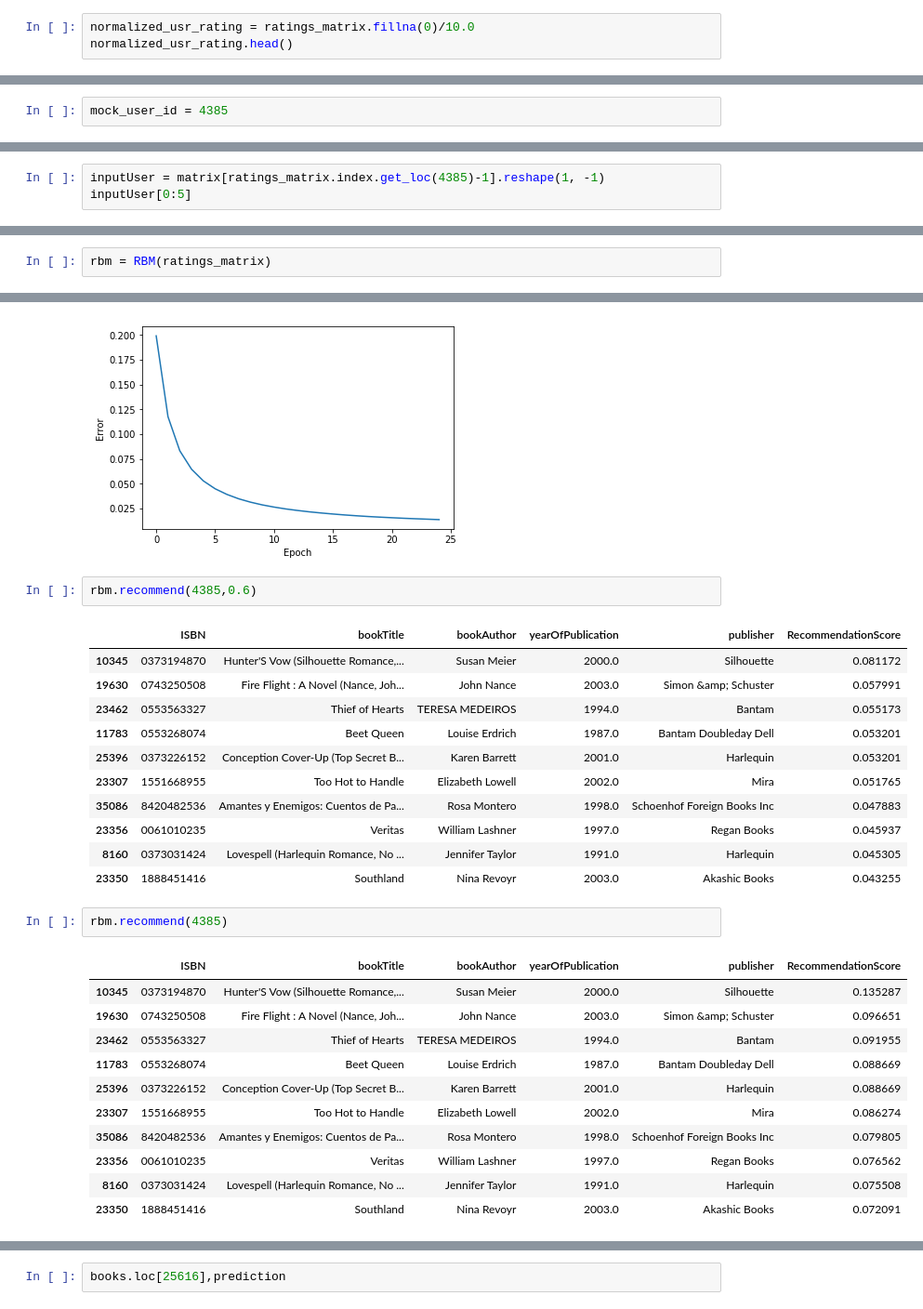
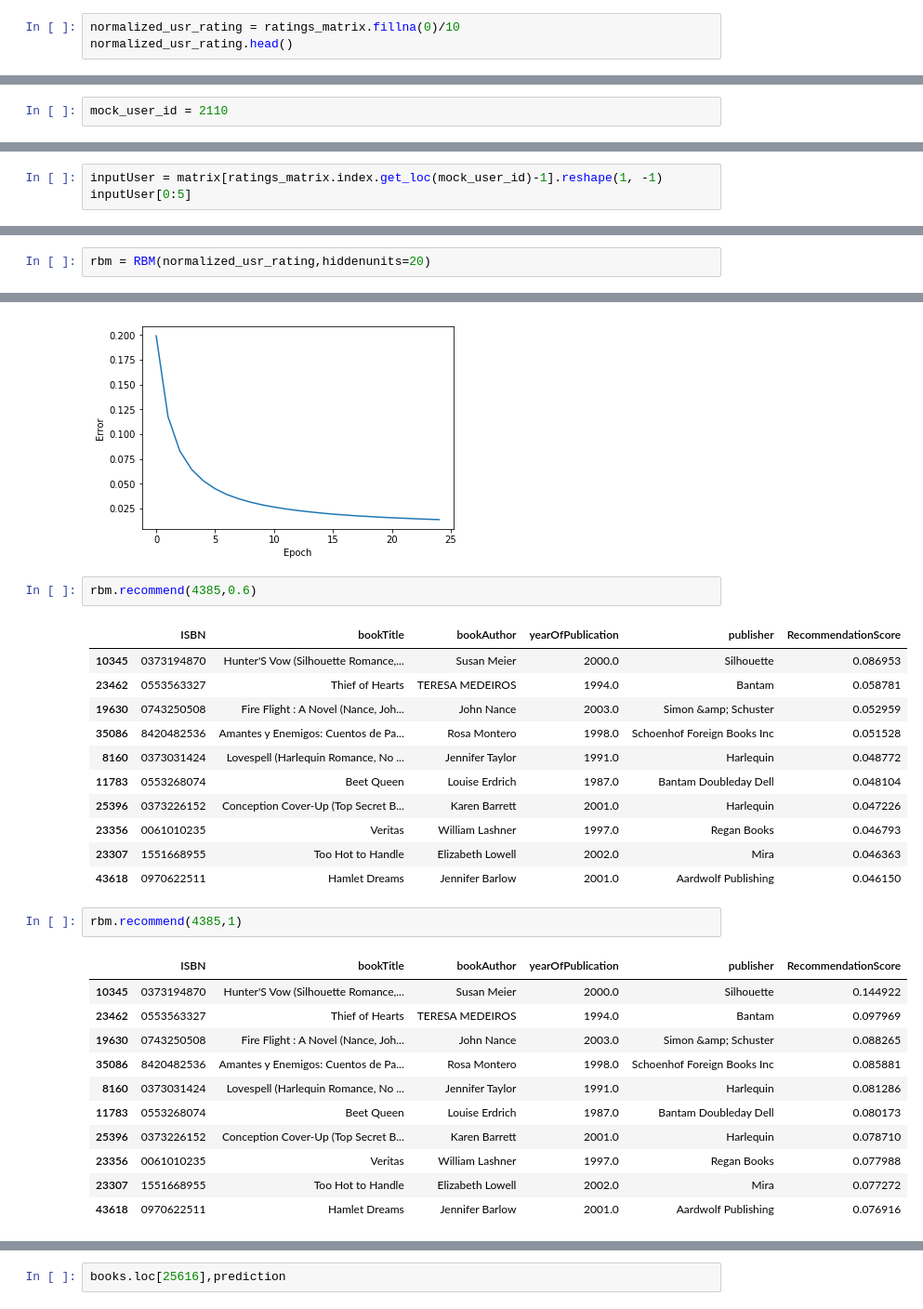
Before and after one commit to KuldeepSinh24/Book-Recomendation-System, a Jupyter notebook: Book_Recommendation_SystemCF_Using_RBM.ipynb, the cells around one changed output, grey strips where cells are left out. Shown at 93% size. Drawn from its saved outputs; the diff is of its cells as text.

```diff
--- a/Book_Recommendation_SystemCF_Using_RBM.ipynb
+++ b/Book_Recommendation_SystemCF_Using_RBM.ipynb
@@ -605,7 +619,7 @@ import tensorflow as tf
 import matplotlib.pyplot as plt
 %matplotlib inline
 # %%
-normalized_usr_rating = ratings_matrix.fillna(0)/10.0
+normalized_usr_rating = ratings_matrix.fillna(0)/10
 normalized_usr_rating.head()
 # %% [output]
 | ISBN | 0000913154 | 0001046438 | 000104687X | 0001047213 | 0001047973 | 000104799X | 0001048082 | 0001053736 | ... |
@@ -709,6 +723,6 @@ plt.show()
 [figure]
 # %%
-mock_user_id = 4385
+mock_user_id = 2110
 # %%
 matrix.shape
 # %% [output]
@@ -724,5 +738,5 @@ ratings_matrix.index.get_loc(4385)
 # %%
-inputUser = matrix[ratings_matrix.index.get_loc(4385)-1].reshape(1, -1)
+inputUser = matrix[ratings_matrix.index.get_loc(mock_user_id)-1].reshape(1, -1)
 inputUser[0:5]
 # %% [output]
 array([[0., 0., 0., ..., 0., 0., 0.]])
@@ -943,7 +936,7 @@ class RBM:
        'RecommendationScore']]
         return merged_df_mock.sort_values(["RecommendationScore"], ascending=False).head(10)
 # %%
-rbm = RBM(ratings_matrix)
+rbm = RBM(normalized_usr_rating,hiddenunits=20)
 # %%
 rbm.train(epochs=25,batchsize=100)
 # %% [output]
@@ -952,29 +945,29 @@ rbm.train(epochs=25,batchsize=100)
 rbm.recommend(4385,0.6)
 # %% [output]
 |  | ISBN | bookTitle | bookAuthor | yearOfPublication | publisher | RecommendationScore |
-| 10345 | 0373194870 | Hunter'S Vow (Silhouette Romance,... | Susan Meier | 2000.0 | Silhouette | 0.081172 |
-| 19630 | 0743250508 | Fire Flight : A Novel (Nance, Joh... | John Nance | 2003.0 | Simon &amp; Schuster | 0.057991 |
-| 23462 | 0553563327 | Thief of Hearts | TERESA MEDEIROS | 1994.0 | Bantam | 0.055173 |
-| 11783 | 0553268074 | Beet Queen | Louise Erdrich | 1987.0 | Bantam Doubleday Dell | 0.053201 |
-| 25396 | 0373226152 | Conception Cover-Up (Top Secret B... | Karen Barrett | 2001.0 | Harlequin | 0.053201 |
-| 23307 | 1551668955 | Too Hot to Handle | Elizabeth Lowell | 2002.0 | Mira | 0.051765 |
-| 35086 | 8420482536 | Amantes y Enemigos: Cuentos de Pa... | Rosa Montero | 1998.0 | Schoenhof Foreign Books Inc | 0.047883 |
-| 23356 | 0061010235 | Veritas | William Lashner | 1997.0 | Regan Books | 0.045937 |
-| 8160 | 0373031424 | Lovespell (Harlequin Romance, No ... | Jennifer Taylor | 1991.0 | Harlequin | 0.045305 |
-| 23350 | 1888451416 | Southland | Nina Revoyr | 2003.0 | Akashic Books | 0.043255 |
+| 10345 | 0373194870 | Hunter'S Vow (Silhouette Romance,... | Susan Meier | 2000.0 | Silhouette | 0.086953 |
+| 23462 | 0553563327 | Thief of Hearts | TERESA MEDEIROS | 1994.0 | Bantam | 0.058781 |
+| 19630 | 0743250508 | Fire Flight : A Novel (Nance, Joh... | John Nance | 2003.0 | Simon &amp; Schuster | 0.052959 |
+| 35086 | 8420482536 | Amantes y Enemigos: Cuentos de Pa... | Rosa Montero | 1998.0 | Schoenhof Foreign Books Inc | 0.051528 |
+| 8160 | 0373031424 | Lovespell (Harlequin Romance, No ... | Jennifer Taylor | 1991.0 | Harlequin | 0.048772 |
+| 11783 | 0553268074 | Beet Queen | Louise Erdrich | 1987.0 | Bantam Doubleday Dell | 0.048104 |
+| 25396 | 0373226152 | Conception Cover-Up (Top Secret B... | Karen Barrett | 2001.0 | Harlequin | 0.047226 |
+| 23356 | 0061010235 | Veritas | William Lashner | 1997.0 | Regan Books | 0.046793 |
+| 23307 | 1551668955 | Too Hot to Handle | Elizabeth Lowell | 2002.0 | Mira | 0.046363 |
+| 43618 | 0970622511 | Hamlet Dreams | Jennifer Barlow | 2001.0 | Aardwolf Publishing | 0.046150 |
 # %%
-rbm.recommend(4385)
+rbm.recommend(4385,1)
 # %% [output]
 |  | ISBN | bookTitle | bookAuthor | yearOfPublication | publisher | RecommendationScore |
-| 10345 | 0373194870 | Hunter'S Vow (Silhouette Romance,... | Susan Meier | 2000.0 | Silhouette | 0.135287 |
-| 19630 | 0743250508 | Fire Flight : A Novel (Nance, Joh... | John Nance | 2003.0 | Simon &amp; Schuster | 0.096651 |
-| 23462 | 0553563327 | Thief of Hearts | TERESA MEDEIROS | 1994.0 | Bantam | 0.091955 |
-| 11783 | 0553268074 | Beet Queen | Louise Erdrich | 1987.0 | Bantam Doubleday Dell | 0.088669 |
-| 25396 | 0373226152 | Conception Cover-Up (Top Secret B... | Karen Barrett | 2001.0 | Harlequin | 0.088669 |
-| 23307 | 1551668955 | Too Hot to Handle | Elizabeth Lowell | 2002.0 | Mira | 0.086274 |
-| 35086 | 8420482536 | Amantes y Enemigos: Cuentos de Pa... | Rosa Montero | 1998.0 | Schoenhof Foreign Books Inc | 0.079805 |
-| 23356 | 0061010235 | Veritas | William Lashner | 1997.0 | Regan Books | 0.076562 |
-| 8160 | 0373031424 | Lovespell (Harlequin Romance, No ... | Jennifer Taylor | 1991.0 | Harlequin | 0.075508 |
-| 23350 | 1888451416 | Southland | Nina Revoyr | 2003.0 | Akashic Books | 0.072091 |
+| 10345 | 0373194870 | Hunter'S Vow (Silhouette Romance,... | Susan Meier | 2000.0 | Silhouette | 0.144922 |
+| 23462 | 0553563327 | Thief of Hearts | TERESA MEDEIROS | 1994.0 | Bantam | 0.097969 |
+| 19630 | 0743250508 | Fire Flight : A Novel (Nance, Joh... | John Nance | 2003.0 | Simon &amp; Schuster | 0.088265 |
+| 35086 | 8420482536 | Amantes y Enemigos: Cuentos de Pa... | Rosa Montero | 1998.0 | Schoenhof Foreign Books Inc | 0.085881 |
+| 8160 | 0373031424 | Lovespell (Harlequin Romance, No ... | Jennifer Taylor | 1991.0 | Harlequin | 0.081286 |
+| 11783 | 0553268074 | Beet Queen | Louise Erdrich | 1987.0 | Bantam Doubleday Dell | 0.080173 |
+| 25396 | 0373226152 | Conception Cover-Up (Top Secret B... | Karen Barrett | 2001.0 | Harlequin | 0.078710 |
+| 23356 | 0061010235 | Veritas | William Lashner | 1997.0 | Regan Books | 0.077988 |
+| 23307 | 1551668955 | Too Hot to Handle | Elizabeth Lowell | 2002.0 | Mira | 0.077272 |
+| 43618 | 0970622511 | Hamlet Dreams | Jennifer Barlow | 2001.0 | Aardwolf Publishing | 0.076916 |
 # %%
 class knnCF:
```
Also changed, not shown: parts of 78 cells of this notebook.
